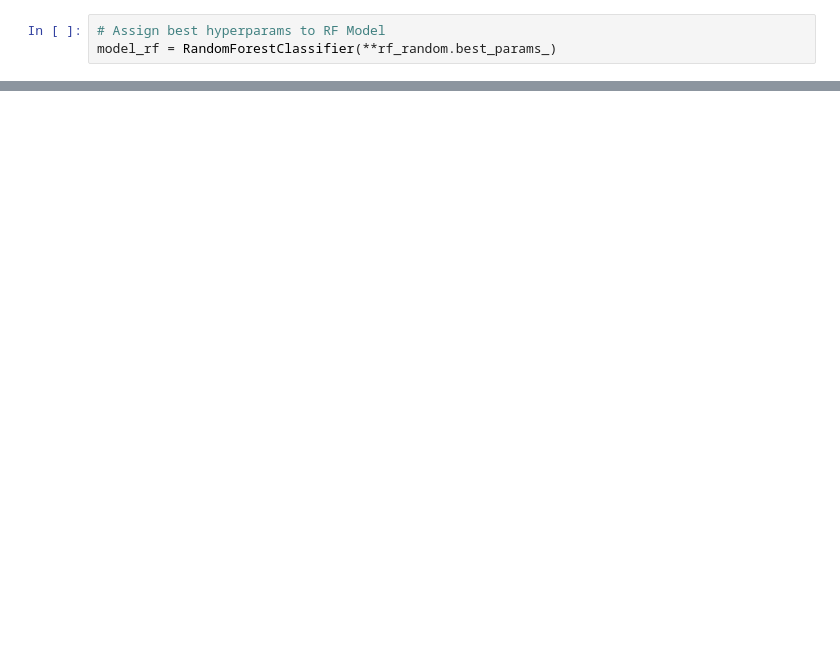
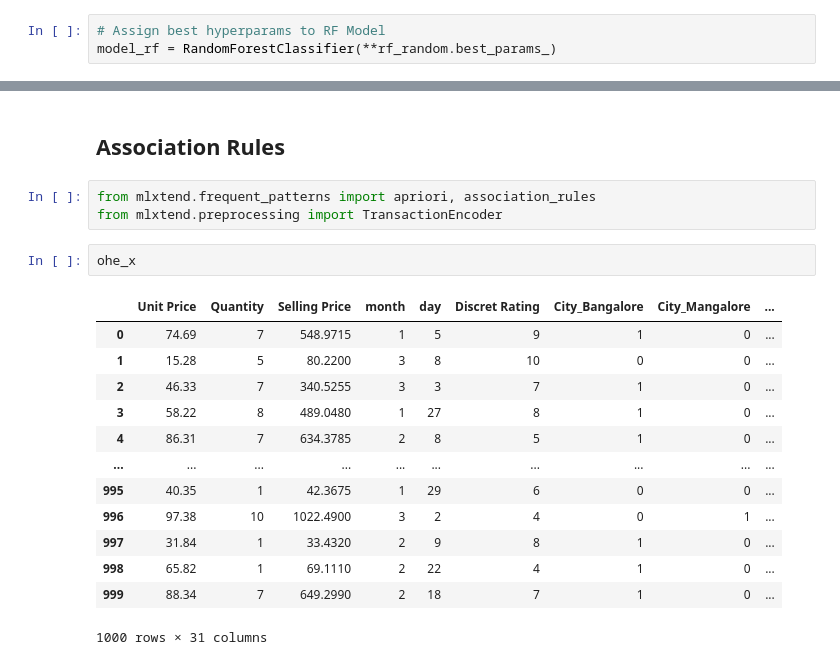
Before and after one commit to vipinindoria/super-market-sales-analytics, a Jupyter notebook: notebooks/SuperMarketSalesAnalytics.ipynb, the cells around one changed output, grey strips where cells are left out. Cells and saved outputs as stored; diff of their text form; blank space fills up the shorter version.

```diff
--- a/notebooks/SuperMarketSalesAnalytics.ipynb
+++ b/notebooks/SuperMarketSalesAnalytics.ipynb
@@ -787 +787,22 @@ test_f1_weighted           0.471594
 dtype: float64
+# %% [markdown]
+## Association Rules
+# %%
+from mlxtend.frequent_patterns import apriori, association_rules
+from mlxtend.preprocessing import TransactionEncoder
+# %%
+ohe_x
+# %% [output]
+|  | Unit Price | Quantity | Selling Price | month | day | Discret Rating | City_Bangalore | City_Mangalore | ... |
+| 0 | 74.69 | 7 | 548.9715 | 1 | 5 | 9 | 1 | 0 | ... |
+| 1 | 15.28 | 5 | 80.2200 | 3 | 8 | 10 | 0 | 0 | ... |
+| 2 | 46.33 | 7 | 340.5255 | 3 | 3 | 7 | 1 | 0 | ... |
+| 3 | 58.22 | 8 | 489.0480 | 1 | 27 | 8 | 1 | 0 | ... |
+| 4 | 86.31 | 7 | 634.3785 | 2 | 8 | 5 | 1 | 0 | ... |
+| ... | ... | ... | ... | ... | ... | ... | ... | ... | ... |
+| 995 | 40.35 | 1 | 42.3675 | 1 | 29 | 6 | 0 | 0 | ... |
+| 996 | 97.38 | 10 | 1022.4900 | 3 | 2 | 4 | 0 | 1 | ... |
+| 997 | 31.84 | 1 | 33.4320 | 2 | 9 | 8 | 1 | 0 | ... |
+| 998 | 65.82 | 1 | 69.1110 | 2 | 22 | 4 | 1 | 0 | ... |
+| 999 | 88.34 | 7 | 649.2990 | 2 | 18 | 7 | 1 | 0 | ... |
+1000 rows × 31 columns
```
Also changed, not shown: parts of 16 cells of this notebook.
